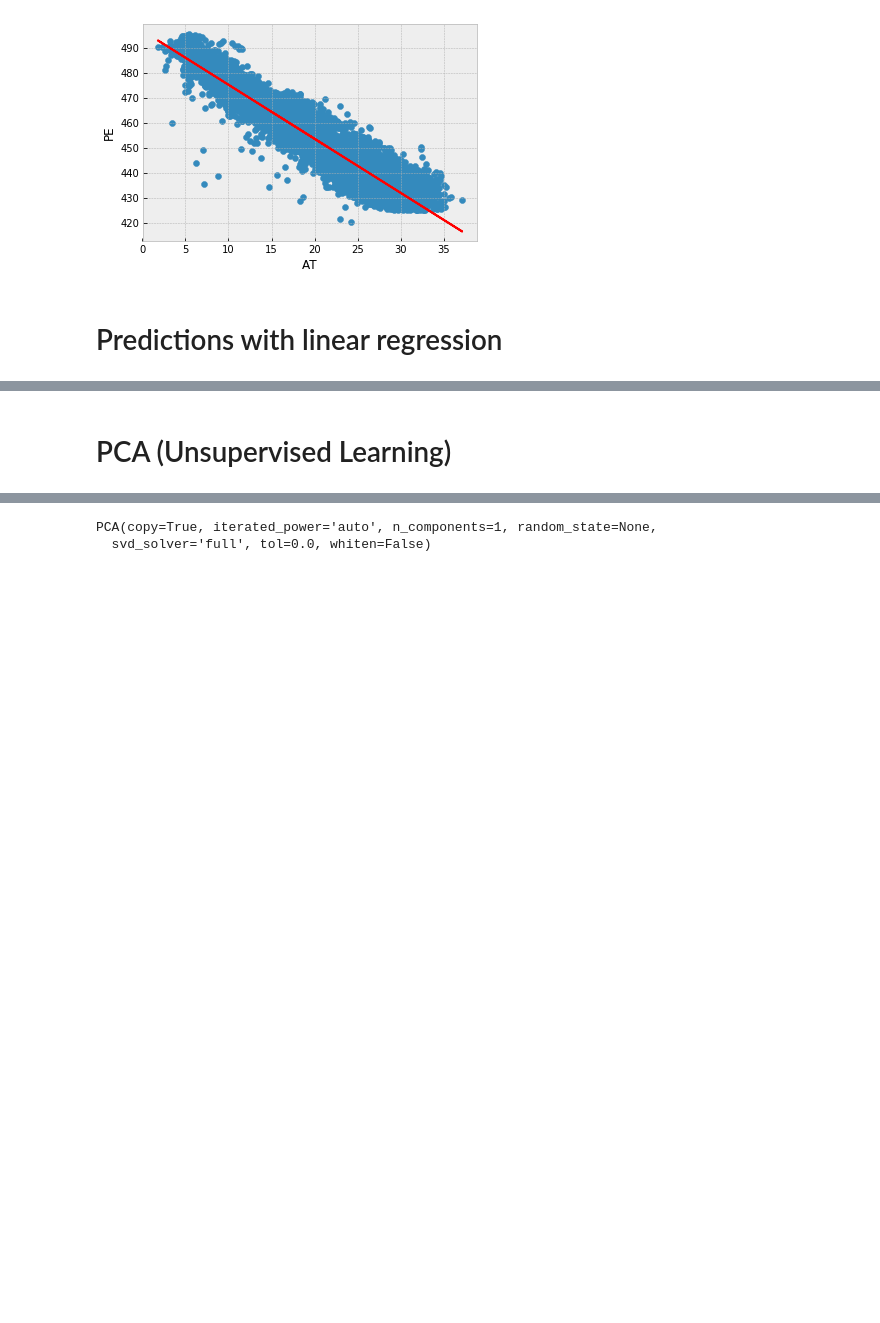
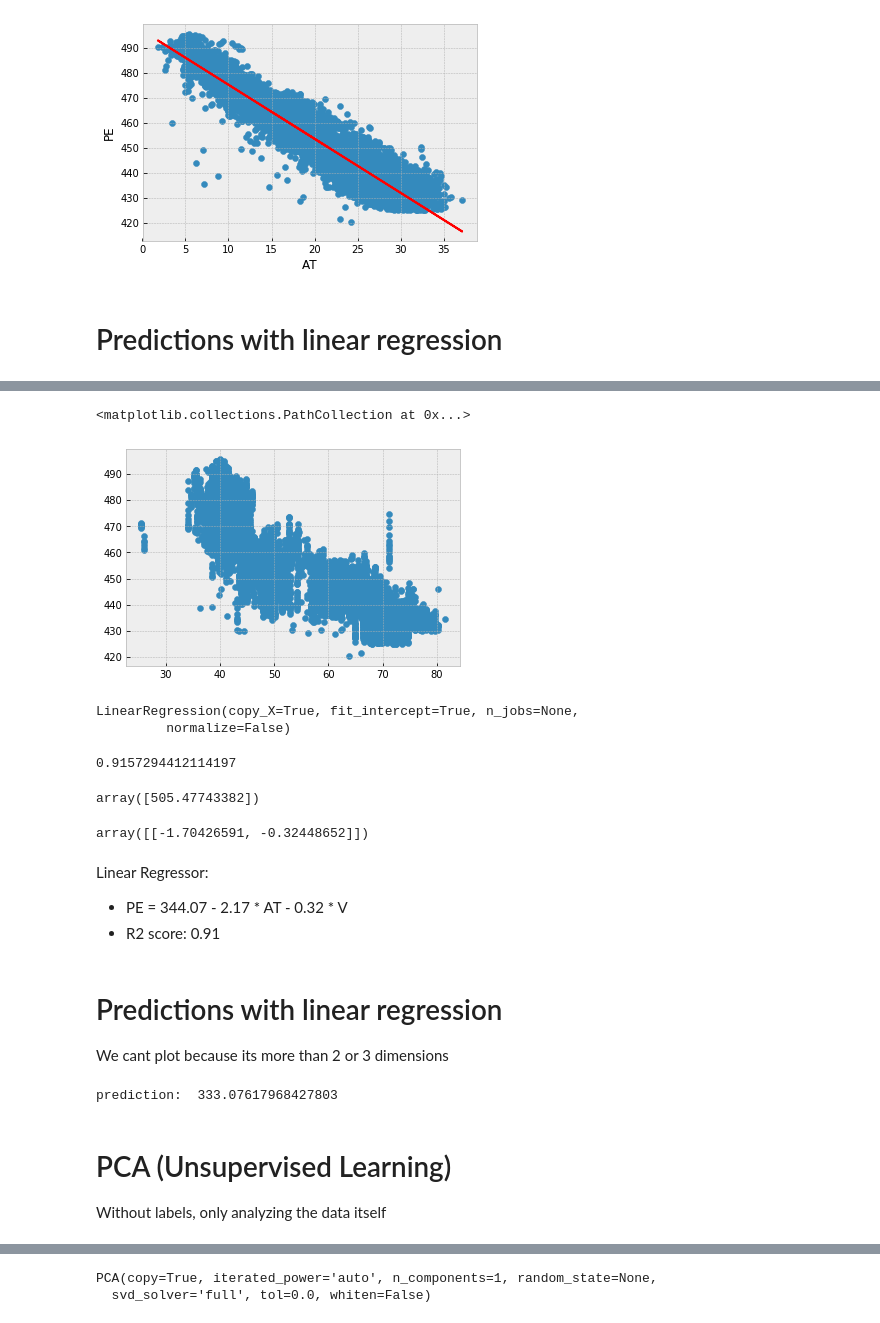
Before and after one commit to leoBravoRain/digital_courses, a Jupyter notebook: CCPP/Combined Cycle Power Plant.ipynb, the cells around one changed output, grey strips where cells are left out. Cells and saved outputs as stored; diff of their text form; code cells hidden in the pictures; blank space fills up the shorter version.

```diff
--- a/CCPP/Combined Cycle Power Plant.ipynb
+++ b/CCPP/Combined Cycle Power Plant.ipynb
@@ -186,5 +202,69 @@ ax.scatter(independent_variable, prediction, c = "b", lineWidth = 10)
+# %%
+# data to train (select variables)
+# variables: "AT", "V", "AP", "RH"
+X_train = X.loc[:, ["AT", "V"]]
+# print("Dataframe shape: ", X_train.shape)
+
+# plot variables
+fig, ax = plt.subplots()
+ax.scatter(X_train.loc[:, "V"], y)
+# %% [output]
+<matplotlib.collections.PathCollection at 0x...>
+[figure, added]
+# %%
+# load function to linear regression
+from sklearn.linear_model import LinearRegression
+
+# Define model
+regressor = LinearRegression()
+
+# train the linear regressor
+# y is the target (labels) (this is the reason becaus of supervised learning)
+# minimize the residual sum of squares between the observed targets in the dataset
+regressor.fit(X_train, y)
+# %% [output]
+LinearRegression(copy_X=True, fit_intercept=True, n_jobs=None,
+         normalize=False)
+# %%
+# get R2 score
+# the more close to 1 is, the better the model fit the data
+regressor.score(X_train, y)
+# %% [output]
+0.9157294412114197
+# %%
+# intercept model parameter
+regressor.intercept_
+# %% [output]
+array([505.47743382])
+# %%
+# parameters (or weights) of the model (related with independent variables)
+regressor.coef_
+# %% [output]
+array([[-1.70426591, -0.32448652]])
+# %% [markdown]
+Linear Regressor:
+
+- PE = 344.07 - 2.17 * AT - 0.32 * V
+- R2 score: 0.91
+# %% [markdown]
+# Predictions with linear regression
+We cant plot because its more than 2 or 3 dimensions
+# %%
+# write a value for the independent variable
+independent_variable_1 = 25
+independent_variable_2 = 400
+
+variables = numpy.array([[independent_variable_1, independent_variable_2]])
+
+# do the prediction
+prediction = regressor.predict(numpy.array(variables))
+
+print("prediction: ", prediction[0][0])
+# %% [output]
+prediction:  333.07617968427803
 # %% [markdown]
 # PCA (Unsupervised Learning)
+Without labels, only analyzing the data itself
 # %%
 # data to train (select variables)
 # variables: "AT", "V", "AP", "RH"
```
Also changed, not shown: parts of 42 cells of this notebook.
